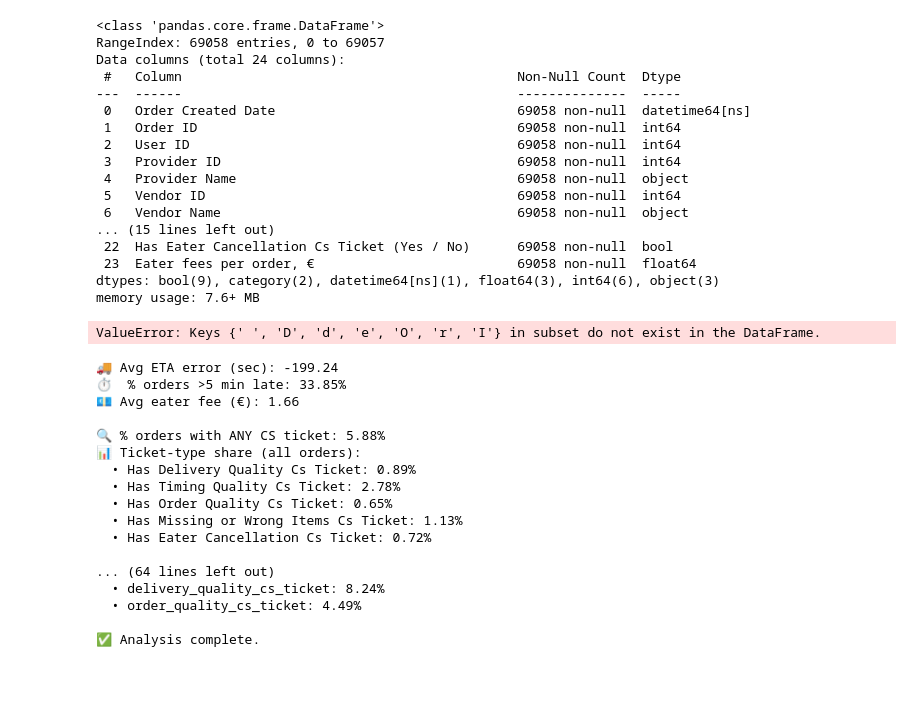
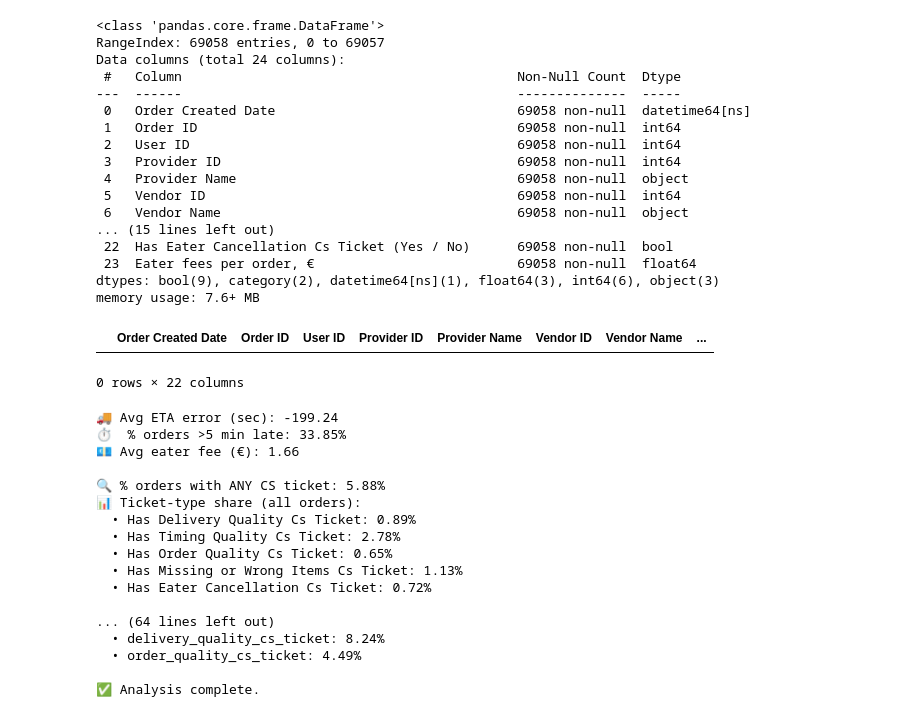
Before and after one commit to Levan-Kikadze/ChurningUsersAnalysis, a Jupyter notebook: Analysis/UserOrdersBycampaign.ipynb, the cells around one changed output. Cells and saved outputs as stored; diff of their text form; code cells hidden in the pictures; blank space fills up the shorter version.

```diff
--- a/Analysis/UserOrdersBycampaign.ipynb
+++ b/Analysis/UserOrdersBycampaign.ipynb
@@ -700,25 +438,44 @@ Data columns (total 24 columns):
  23  Eater fees per order, €                          69058 non-null  float64
 dtypes: bool(9), category(2), datetime64[ns](1), float64(3), int64(6), object(3)
 memory usage: 7.6+ MB
-# %%
-df_single_experience_churned.groupby('User ID').value_counts(subset='Order ID')
-# %% [output]
-ValueError: Keys {' ', 'D', 'd', 'e', 'O', 'r', 'I'} in subset do not exist in the DataFrame.
 # %%
-#create a list of users who have ordered three or more times
-
+# Step 1: Get users with 3+ orders
 order_counts = df_deduplicated['User ID'].value_counts()
 repeat_users_ThreeOrMore = order_counts[order_counts >= 3].index
 
+# Step 2: Filter repeat users
+df_repeat = df_deduplicated[df_deduplicated['User ID'].isin(repeat_users_ThreeOrMore)].copy()
 
-df_repeat = df_deduplicated[df_deduplicated['User ID'].isin(repeat_users_ThreeOrMore)].copy()
+# Step 3: Identify churned users (no order in last 30 days)
 today = pd.Timestamp(datetime.today().date())
-
 df_repeat_churned = df_repeat[
     (today - df_repeat['Order Created Date']).dt.days > 30
 ].copy()
 
+# Step 4: Prepare order experience for churned users
 df_repeat_experience_churned = prepare_order_experience_df(df_repeat_churned, OrderExperience)
+
+df_repeat_Experience_sinceMarch = prepare_order_experience_df(df_repeat, OrderExperience)
+
+
+# Step 5: Filter churned user experience since March
+df_repeat_experience_SinceMarch = df_repeat_Experience_sinceMarch[
+    df_repeat_Experience_sinceMarch['Order Created Date'] >= pd.Timestamp('2025-03-01')
+].copy()
+
+# Step 6: Filter all experience since March
+df_all_experience_SinceMarch = df_all_experience[
+    df_all_experience['Order Created Date'] >= pd.Timestamp('2025-03-01')
+].copy()
+# %%
+# df_single_experience_SinceMarch[df_single_experience_SinceMarch['Order Created Date'] >= pd.Timestamp('2025-07-01')]
+# df_repeat_experience_SinceMarch[df_repeat_experience_SinceMarch['Order Created Date'] >= pd.Timestamp('2025-03-01')]
+df_all_experience_SinceMarch[
+    df_all_experience_SinceMarch['Order Created Date'] < pd.Timestamp('2025-03-01')
+]
+# %% [output]
+|  | Order Created Date | Order ID | User ID | Provider ID | Provider Name | Vendor ID | Vendor Name | ... |
+0 rows × 22 columns
 # %%
 def analyze_order_experience(df):
     # --- ETA Error ----------------------------------------------------------
```
Also changed, not shown: parts of 2 cells of this notebook, 1 other file.
